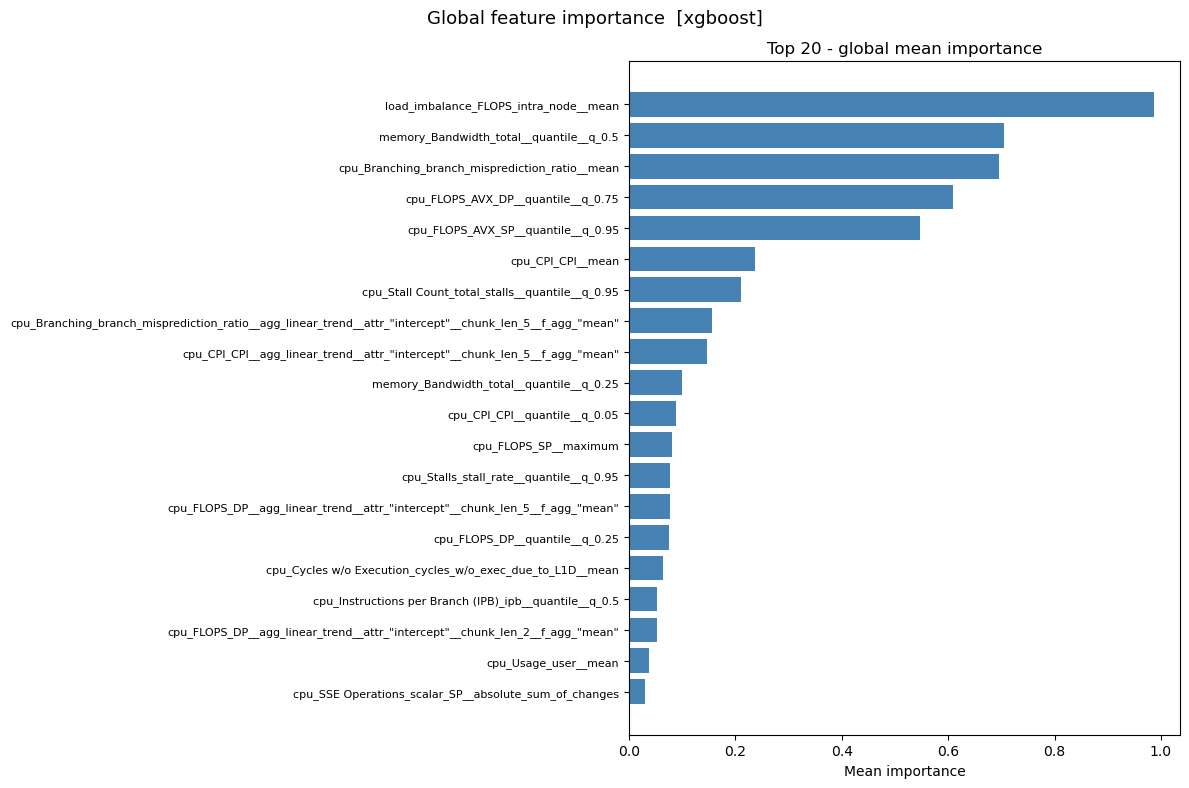
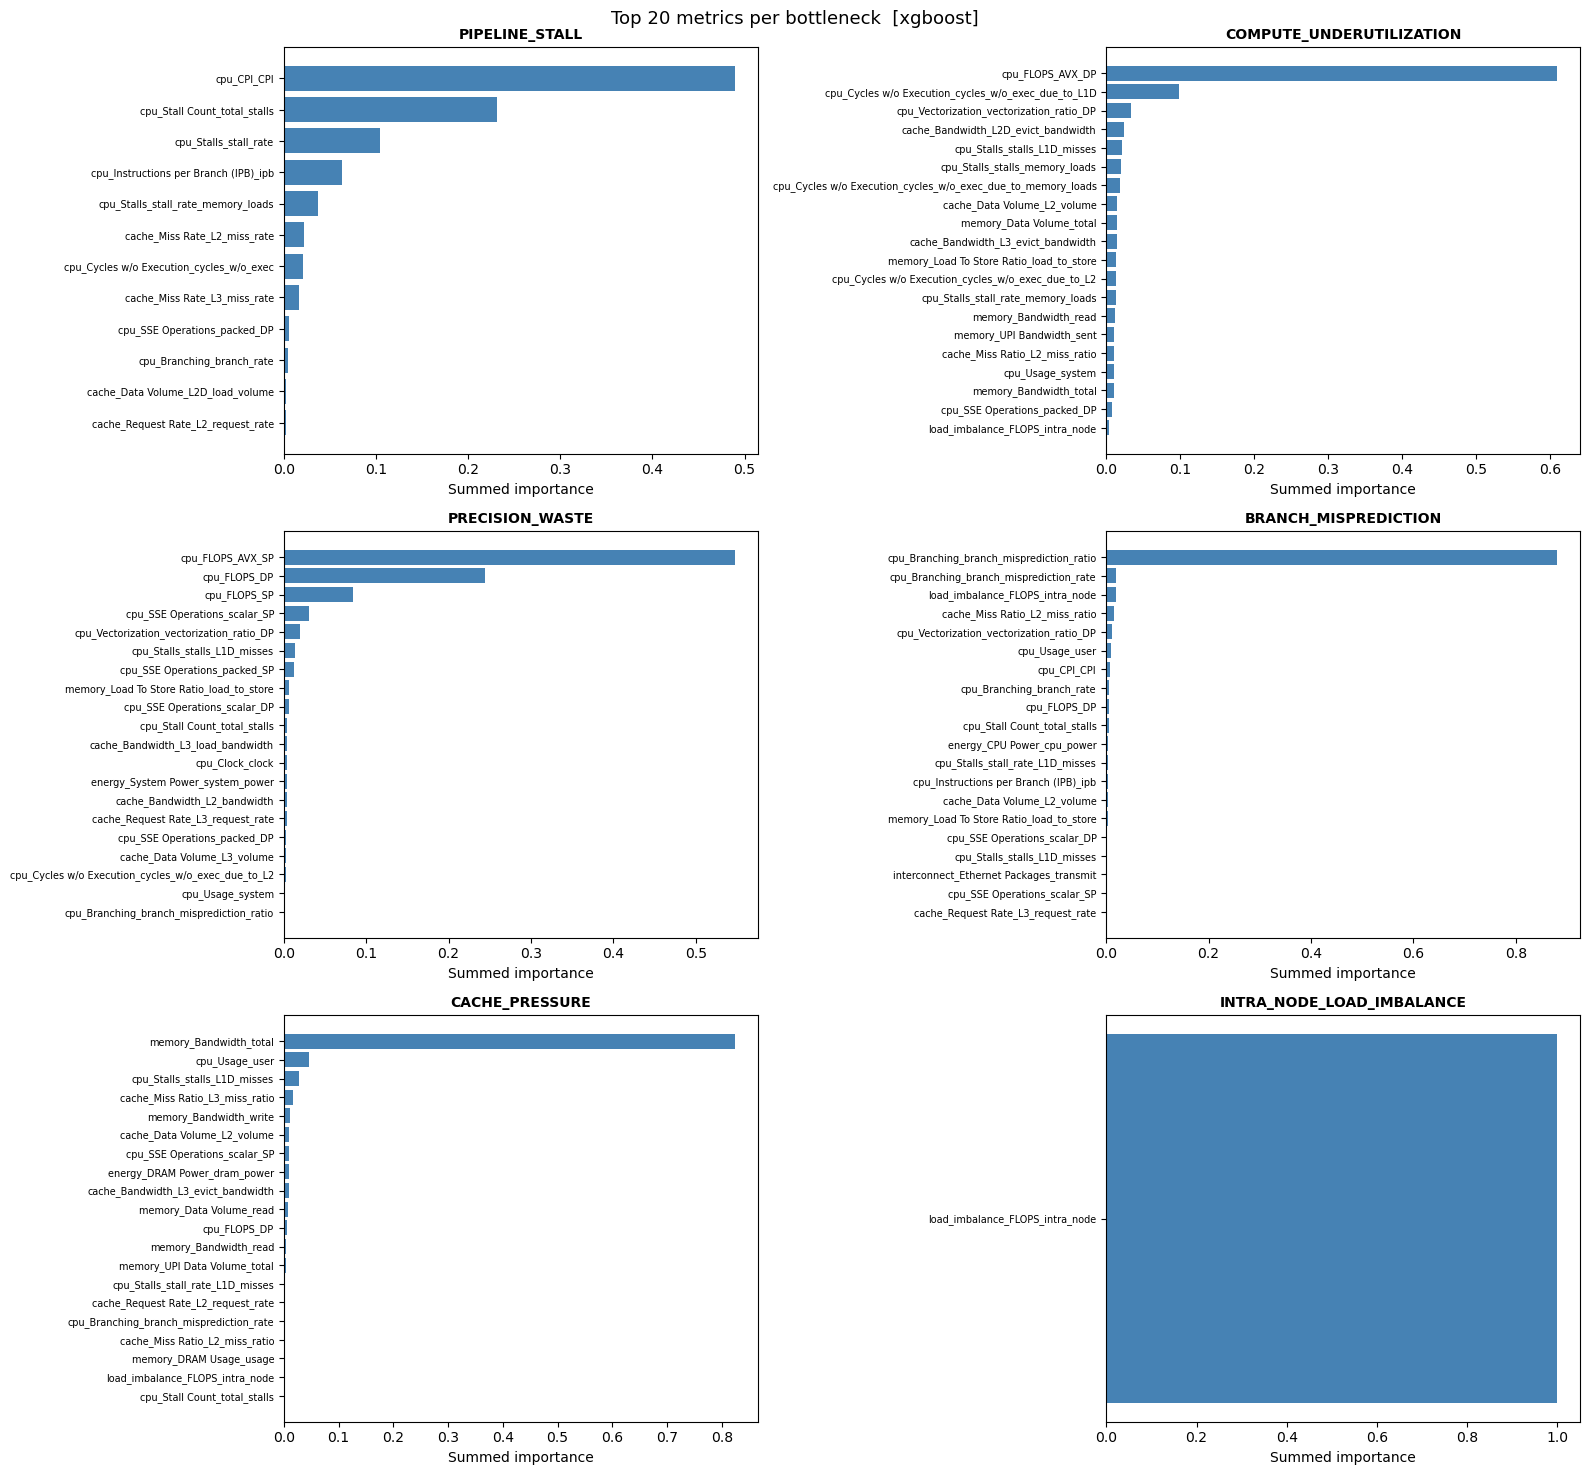
Code edit (unified diff) that turned the first committed figure into the second:
--- before
+++ after
@@ -1,11 +1,33 @@
-fig, ax = plt.subplots(figsize=(12, 8))
+metric_importance_by_bt = {}
+for bt_name, df in importance_by_bt.items():
+    tmp = df.copy()
+    tmp["metric"] = tmp["feature"].str.split("__").str[0]
+    metric_importance_by_bt[bt_name] = (
+        tmp.groupby("metric")["importance"]
+        .sum()
+        .reset_index()
+        .sort_values("importance", ascending=False)
+        .reset_index(drop=True)
+    )
 
-top_g = global_importance.head(TOP_N)
-ax.barh(top_g["feature"][::-1], top_g["mean_importance"][::-1], color="steelblue")
-ax.set_title(f"Top {TOP_N} - global mean importance")
-ax.set_xlabel("Mean importance")
-ax.tick_params(axis="y", labelsize=8)
+n_bt   = len(metric_importance_by_bt)
+n_cols = 2
+n_rows = math.ceil(n_bt / n_cols)
 
-plt.suptitle(f"Global feature importance  [{model_name}]", fontsize=13)
+fig, axes = plt.subplots(n_rows, n_cols, figsize=(16, 5 * n_rows), squeeze=False)
+axes_flat = axes.flatten()
+
+for i, (bt_name, df) in enumerate(metric_importance_by_bt.items()):
+    ax  = axes_flat[i]
+    top = df.head(TOP_N)
+    ax.barh(top["metric"][::-1], top["importance"][::-1], color="steelblue")
+    ax.set_title(bt_name, fontsize=10, fontweight="bold")
+    ax.set_xlabel("Summed importance")
+    ax.tick_params(axis="y", labelsize=7)
+
+for j in range(i + 1, len(axes_flat)):
+    axes_flat[j].set_visible(False)
+
+plt.suptitle(f"Top {TOP_N} metrics per bottleneck  [{model_name}]", fontsize=13)
 plt.tight_layout()
 plt.show()

Commit: feat: Added metric importance to notebook